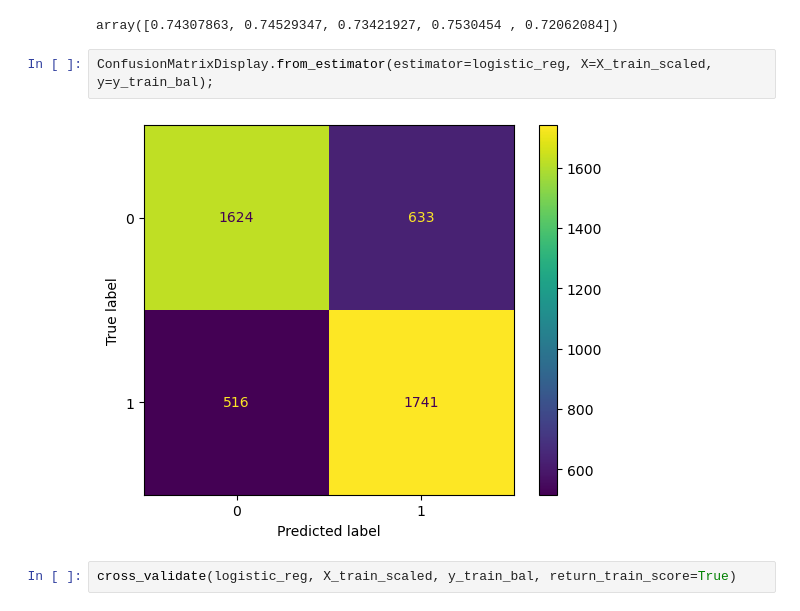
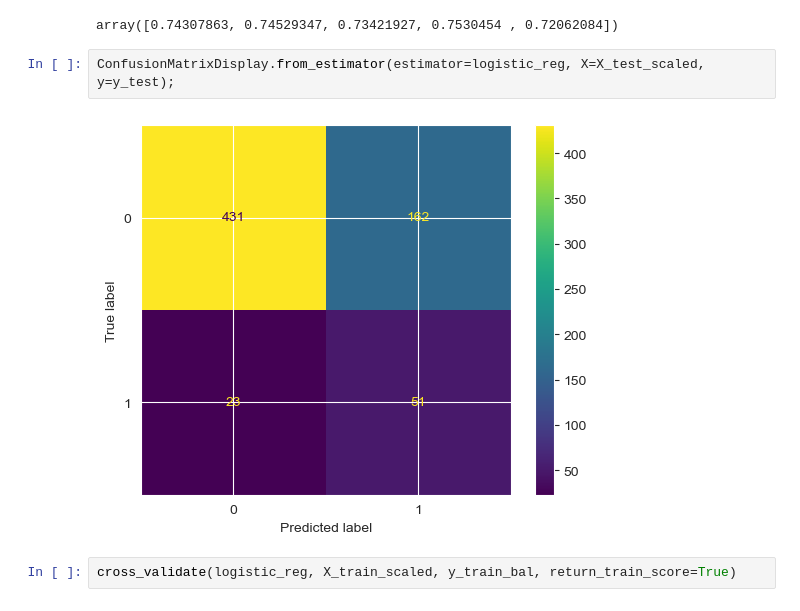
Before and after one commit to winnycodegurl/MachineLearningprojectphase3, a Jupyter notebook: Studentnotebook.ipynb, the cells around one changed output. Drawn from its saved outputs; the diff is of its cells as text.

```diff
--- a/Studentnotebook.ipynb
+++ b/Studentnotebook.ipynb
@@ -658,9 +658,9 @@ cv_scores
 # %% [output]
 array([0.74307863, 0.74529347, 0.73421927, 0.7530454 , 0.72062084])
 # %%
-ConfusionMatrixDisplay.from_estimator(estimator=logistic_reg, X=X_train_scaled, y=y_train_bal);
+ConfusionMatrixDisplay.from_estimator(estimator=logistic_reg, X=X_test_scaled, y=y_test);
 # %% [output]
-[figure, old version]
+[figure, new version]
 # %%
 cross_validate(logistic_reg, X_train_scaled, y_train_bal, return_train_score=True)
 # %% [output]
```
Also changed, not shown: parts of 9 cells of this notebook.
